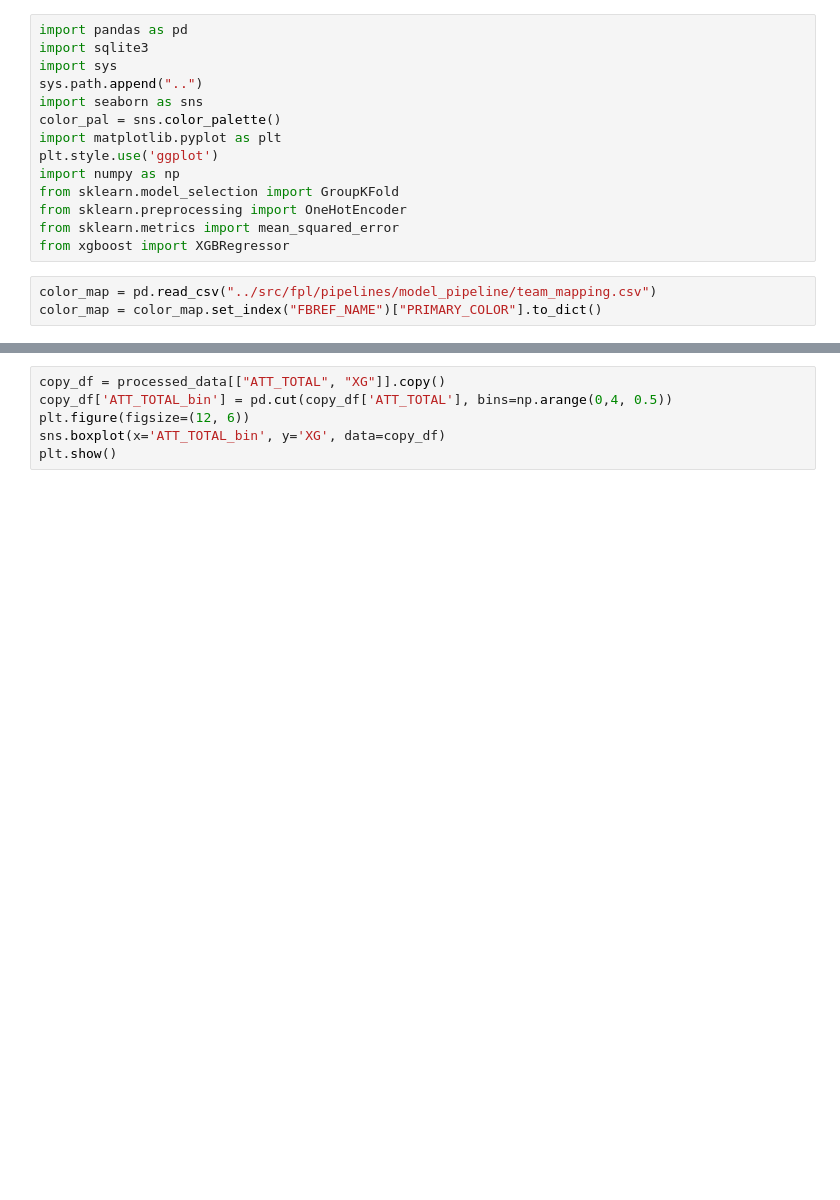
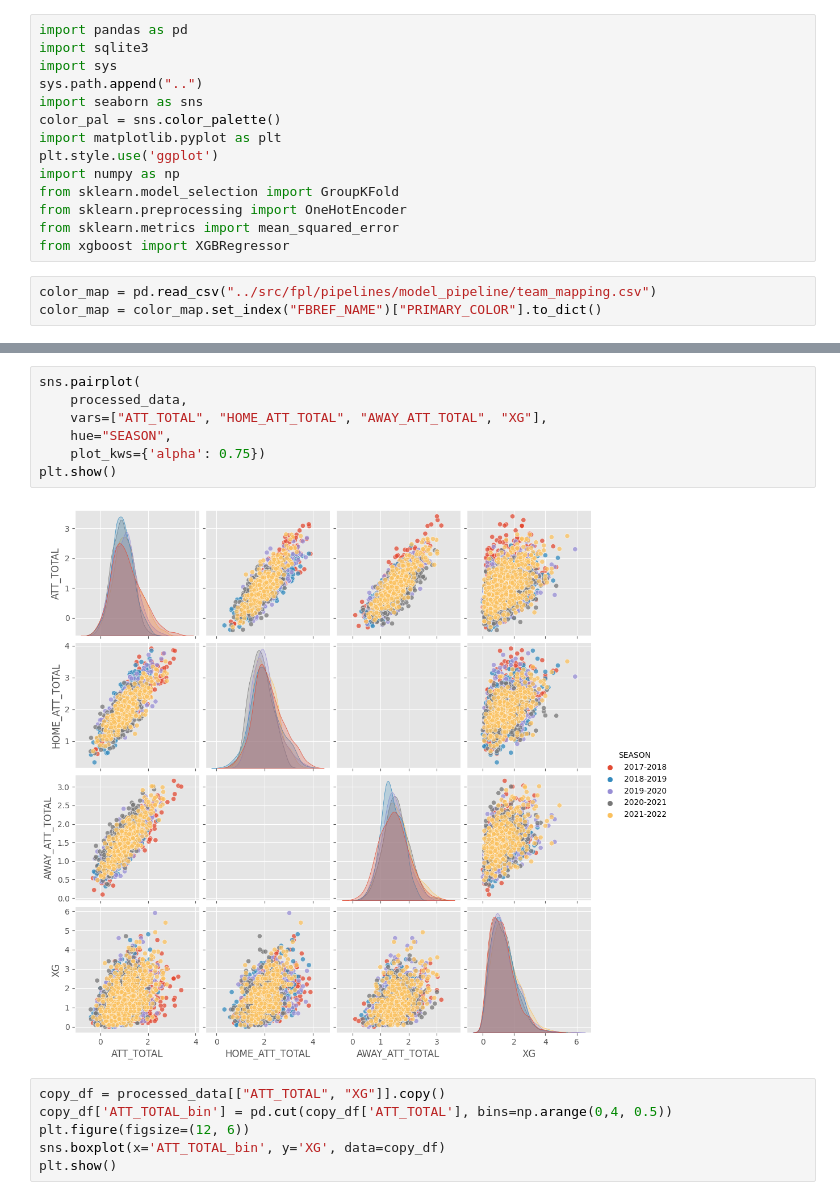
Before and after one commit to ongmk/FPL, a Jupyter notebook: fpl/notebooks/model.ipynb, the cells around one changed output, grey strips where cells are left out. Cells and saved outputs as stored; diff of their text form; blank space fills up the shorter version.

```diff
--- a/fpl/notebooks/model.ipynb
+++ b/fpl/notebooks/model.ipynb
@@ -41,3 +56,12 @@ Matplotlib is currently using module://matplotlib_inline.backend_inline, which i
+# %%
+sns.pairplot(
+    processed_data,
+    vars=["ATT_TOTAL", "HOME_ATT_TOTAL", "AWAY_ATT_TOTAL", "XG"],
+    hue="SEASON",
+    plot_kws={'alpha': 0.75})
+plt.show()
+# %% [output]
+[figure, added]
 # %%
 copy_df = processed_data[["ATT_TOTAL", "XG"]].copy()
 copy_df['ATT_TOTAL_bin'] = pd.cut(copy_df['ATT_TOTAL'], bins=np.arange(0,4, 0.5))
```
Also changed, not shown: parts of 4 cells of this notebook.
